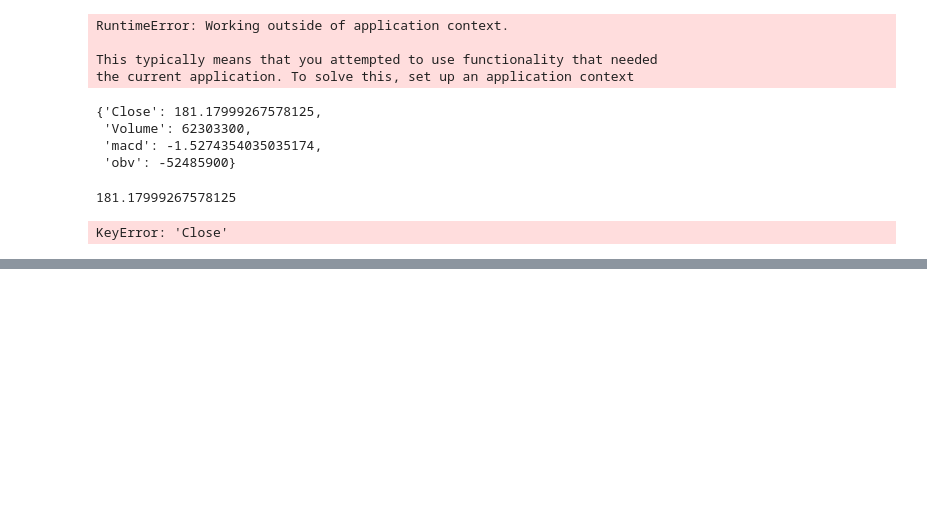
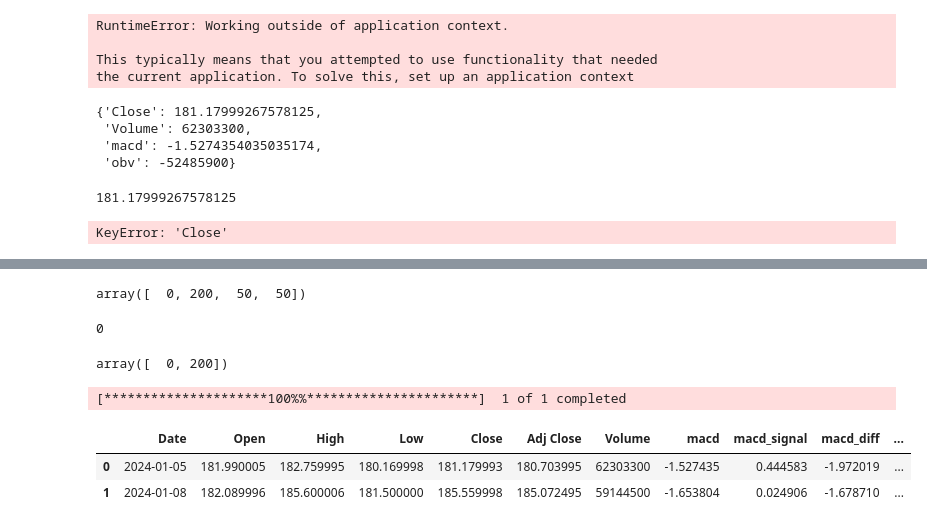
Before and after one commit to suwarath/StockAnalysis, a Jupyter notebook: web_service/train.ipynb, the cells around one changed output, grey strips where cells are left out. Cells and saved outputs as stored; diff of their text form; code cells hidden in the pictures; blank space fills up the shorter version.

Commit message:
Add Unit Test and Integration Test

```diff
--- a/web_service/train.ipynb
+++ b/web_service/train.ipynb
@@ -221,0 +207,25 @@ python
+# %%
+actual_output
+# %% [output]
+array([  0, 200,  50,  50])
+# %%
+(actual_output expected_output).sum()
+# %% [output]
+0
+# %%
+actual_output
+# %% [output]
+array([  0, 200])
+# %%
+test_ticker = 'AAPL'
+test_start = '2024-01-05'
+test_end = '2024-01-10'
+actual_output = process_data(test_ticker, test_start, test_end)
+# %% [output]
+[*********************100%%**********************]  1 of 1 completed
+# %%
+actual_output
+# %% [output]
+|  | Date | Open | High | Low | Close | Adj Close | Volume | macd | macd_signal | macd_diff | ... |
+| 0 | 2024-01-05 | 181.990005 | 182.759995 | 180.169998 | 181.179993 | 180.703995 | 62303300 | -1.527435 | 0.444583 | -1.972019 | ... |
+| 1 | 2024-01-08 | 182.089996 | 185.600006 | 181.500000 | 185.559998 | 185.072495 | 59144500 | -1.653804 | 0.024906 | -1.678710 | ... |
```
Also changed, not shown: parts of 7 cells of this notebook, 7 other files.
